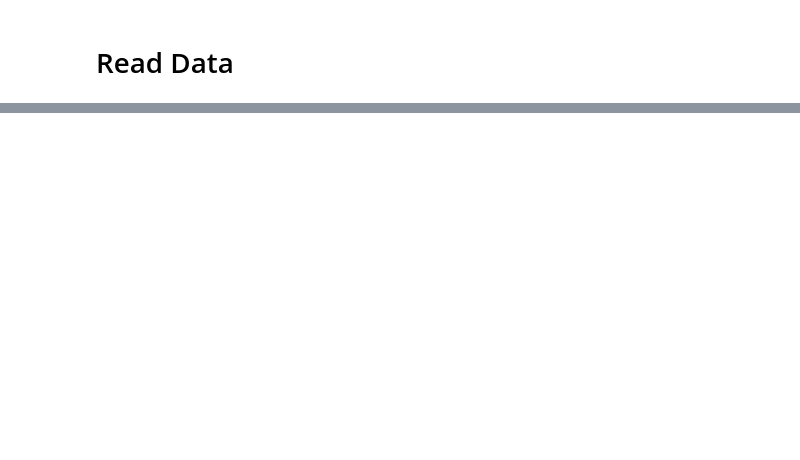
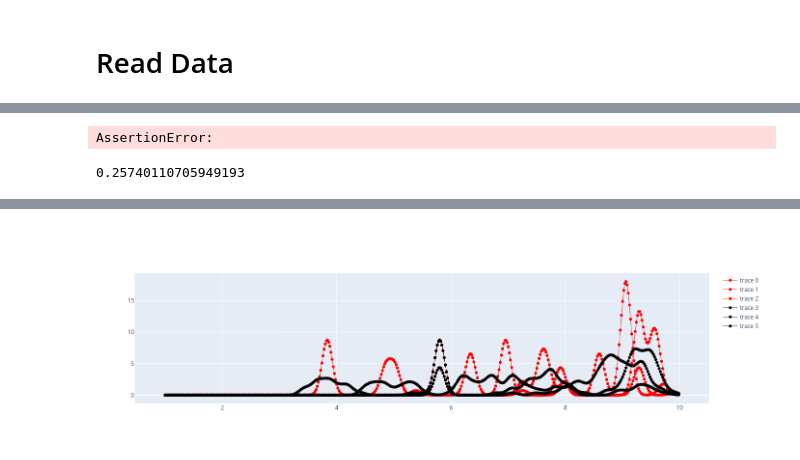
Before and after one commit to raulf2012/PROJ_IrOx_Active_Learning_OER, a Jupyter notebook: workflow/test_ccf_code_chuanxun/test_code.ipynb, the cells around one changed output, grey strips where cells are left out. Saved outputs shown, nothing was run; the diff lists cells and outputs as text; code cells hidden in the pictures; blank space fills up the shorter version.

```diff
--- a/workflow/test_ccf_code_chuanxun/test_code.ipynb
+++ b/workflow/test_ccf_code_chuanxun/test_code.ipynb
@@ -69,0 +79,60 @@ d2ccf(i_a_d, r_cut_off, r_vector)
+# %%
+assert False
+# %% [output]
+AssertionError:
+# %%
+def get_ccf_df(ccf, r_cut_off, r_vector):
+    """
+    """
+    df_i = pd.DataFrame()
+    for key, value in ccf.items():
+        df_i[key] = value
+
+    df_i = df_i.set_index(r_vector)
+
+    return(df_i)
+# %%
+ccf_0 = struc2ccf(atoms_0, r_cut_off, r_vector)
+ccf_1 = struc2ccf(atoms_1, r_cut_off, r_vector)
+
+df_0 = get_ccf_df(ccf_0, r_cut_off, r_vector)
+df_1 = get_ccf_df(ccf_1, r_cut_off, r_vector)
+# %%
+cal_ccf_d(ccf_0, ccf_1)
+# %% [output]
+0.25740110705949193
+# %%
+data = []
+df_i = df_0
+for col_i in list(df_i):
+    trace_i = go.Scatter(
+        x=list(df_i.index),
+        y=df_i[col_i],
+        mode="lines+markers",
+
+        line=dict(
+            color='red',
+            width=0.8,
+            ),
+
+        )
+    data.append(trace_i)
+
+df_i = df_1
+for col_i in list(df_i):
+    trace_i = go.Scatter(
+        x=list(df_i.index),
+        y=df_i[col_i],
+        mode="lines+markers",
+
+        line=dict(
+            color='black',
+            width=0.8,
+            ),
+
+        )
+    data.append(trace_i)
+
+fig = go.Figure(data=data)
+fig.show()
+# %% [output]
@@ -69,0 +140 @@ d2ccf(i_a_d, r_cut_off, r_vector)
+[figure, added]
```
Also changed, not shown: parts of 9 cells of this notebook, 1 other file.
